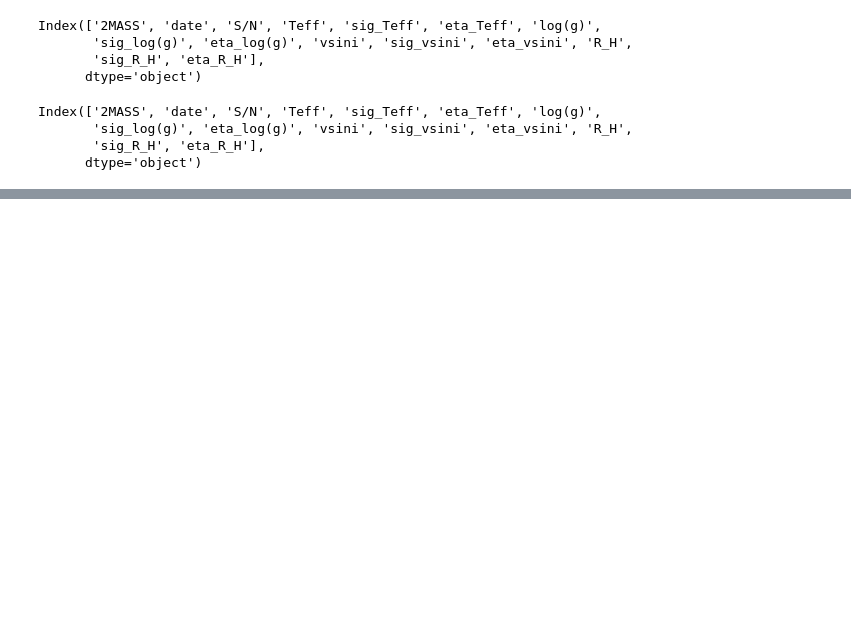
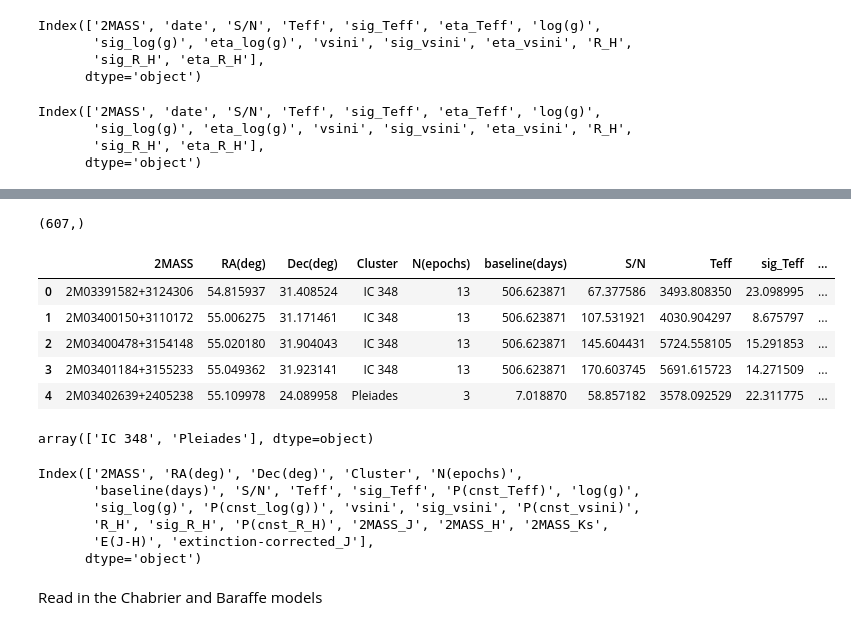
Before and after one commit to BrownDwarf/ApJdataFrames, a Jupyter notebook: notebooks/Cottaar2014.ipynb, the cells around one changed output, grey strips where cells are left out. Cells and saved outputs as stored; diff of their text form; code cells hidden in the pictures; blank space fills up the shorter version.

```diff
--- a/notebooks/Cottaar2014.ipynb
+++ b/notebooks/Cottaar2014.ipynb
@@ -111,0 +169,32 @@ plt.ylabel('$N$')
+# %%
+table2.data.shape
+# %% [output]
+(607,)
+# %%
+t2 = Table(data=table2.data)
+
+t2.write('../data/Cottaar2014/per_star.csv', format='csv')
+
+data = pd.read_csv('../data/Cottaar2014/per_star.csv')
+# %%
+data.head()
+# %% [output]
+|  | 2MASS | RA(deg) | Dec(deg) | Cluster | N(epochs) | baseline(days) | S/N | Teff | sig_Teff | ... |
+| 0 | 2M03391582+3124306 | 54.815937 | 31.408524 | IC 348 | 13 | 506.623871 | 67.377586 | 3493.808350 | 23.098995 | ... |
+| 1 | 2M03400150+3110172 | 55.006275 | 31.171461 | IC 348 | 13 | 506.623871 | 107.531921 | 4030.904297 | 8.675797 | ... |
+| 2 | 2M03400478+3154148 | 55.020180 | 31.904043 | IC 348 | 13 | 506.623871 | 145.604431 | 5724.558105 | 15.291853 | ... |
+| 3 | 2M03401184+3155233 | 55.049362 | 31.923141 | IC 348 | 13 | 506.623871 | 170.603745 | 5691.615723 | 14.271509 | ... |
+| 4 | 2M03402639+2405238 | 55.109978 | 24.089958 | Pleiades | 3 | 7.018870 | 58.857182 | 3578.092529 | 22.311775 | ... |
+# %%
+data.Cluster.unique()
+# %% [output]
+array(['IC 348', 'Pleiades'], dtype=object)
+# %%
+data.columns
+# %% [output]
+Index(['2MASS', 'RA(deg)', 'Dec(deg)', 'Cluster', 'N(epochs)',
+       'baseline(days)', 'S/N', 'Teff', 'sig_Teff', 'P(cnst_Teff)', 'log(g)',
+       'sig_log(g)', 'P(cnst_log(g))', 'vsini', 'sig_vsini', 'P(cnst_vsini)',
+       'R_H', 'sig_R_H', 'P(cnst_R_H)', '2MASS_J', '2MASS_H', '2MASS_Ks',
+       'E(J-H)', 'extinction-corrected_J'],
+      dtype='object')
@@ -111,0 +204,2 @@ plt.ylabel('$N$')
+# %% [markdown]
+Read in the Chabrier and Baraffe models
```
Also changed, not shown: parts of 18 cells of this notebook, 3 other files.
